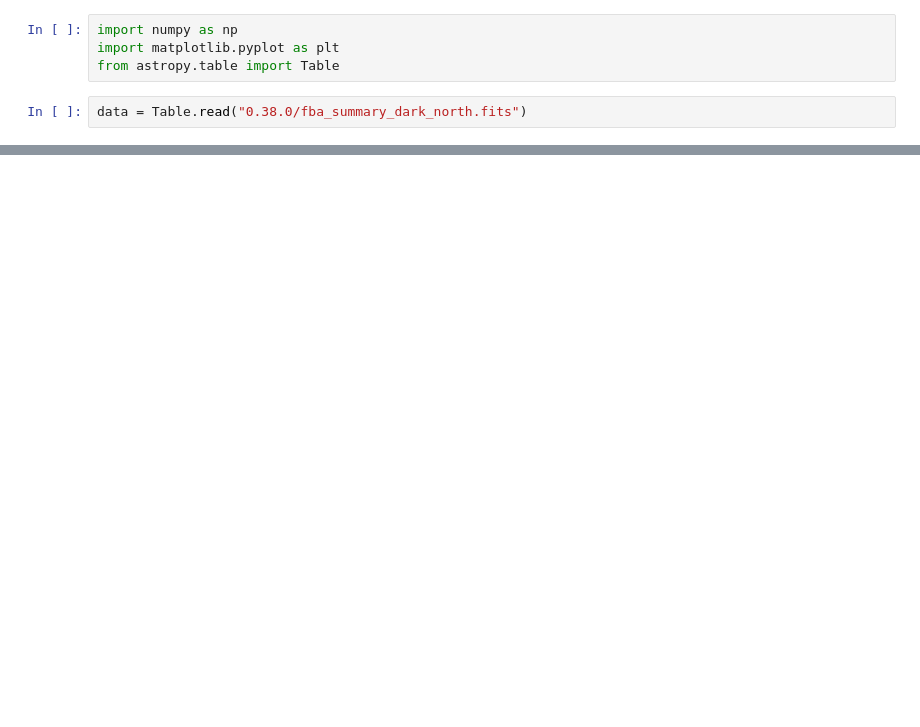
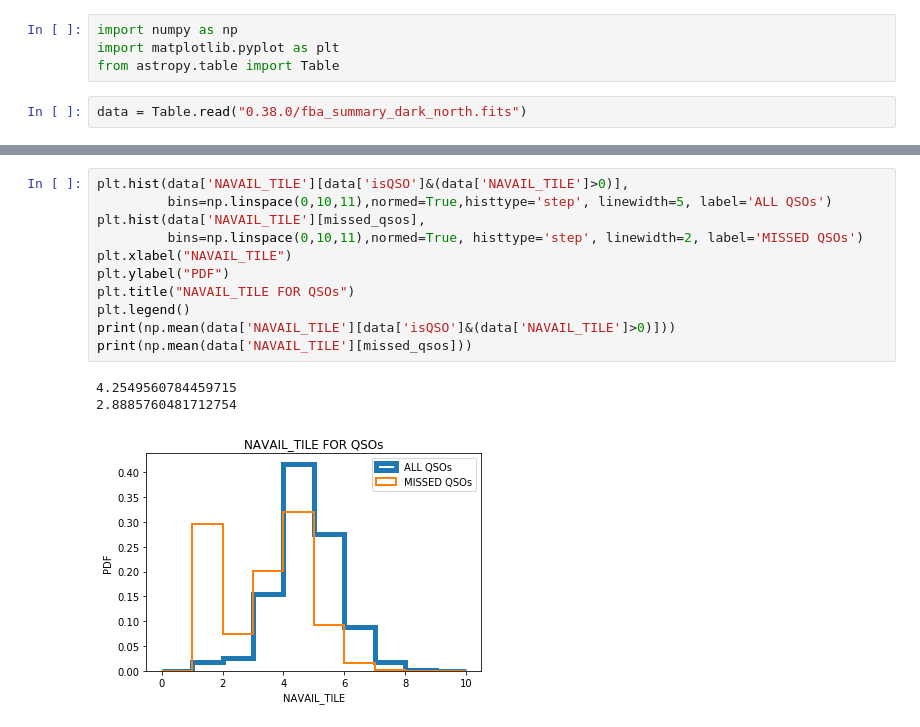
Before and after one commit to forero/SandboxDESI, a Jupyter notebook: DR8/explore_results_fba_DR8.ipynb, the cells around one changed output, grey strips where cells are left out. Cells and saved outputs as stored; diff of their text form; blank space fills up the shorter version.

```diff
--- a/DR8/explore_results_fba_DR8.ipynb
+++ b/DR8/explore_results_fba_DR8.ipynb
@@ -65,0 +85,15 @@ plt.scatter(data['RA'][missed_qsos], data['DEC'][missed_qsos], s=0.1)
+# %%
+plt.hist(data['NAVAIL_TILE'][data['isQSO']&(data['NAVAIL_TILE']>0)],
+         bins=np.linspace(0,10,11),normed=True,histtype='step', linewidth=5, label='ALL QSOs')
+plt.hist(data['NAVAIL_TILE'][missed_qsos],
+         bins=np.linspace(0,10,11),normed=True, histtype='step', linewidth=2, label='MISSED QSOs')
+plt.xlabel("NAVAIL_TILE")
+plt.ylabel("PDF")
+plt.title("NAVAIL_TILE FOR QSOs")
+plt.legend()
+print(np.mean(data['NAVAIL_TILE'][data['isQSO']&(data['NAVAIL_TILE']>0)]))
+print(np.mean(data['NAVAIL_TILE'][missed_qsos]))
+# %% [output]
+4.2549560784459715
+2.8885760481712754
+[figure, added]
```
Also changed, not shown: parts of 8 cells of this notebook.
